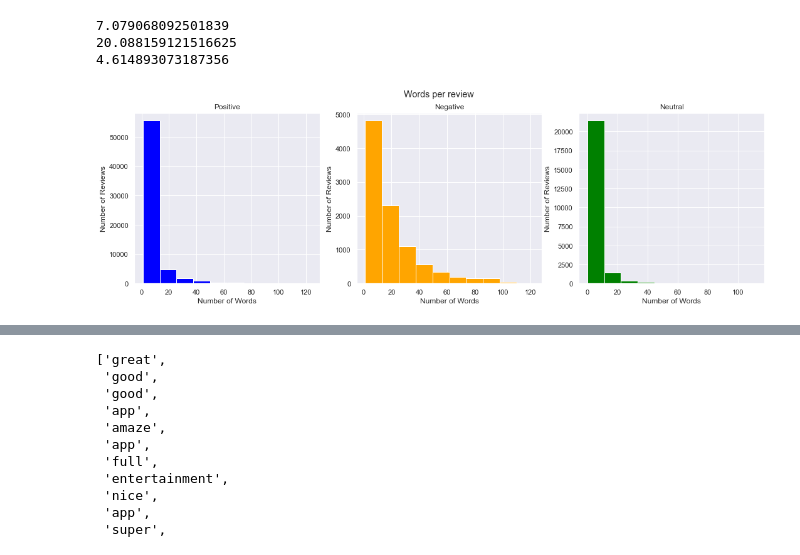
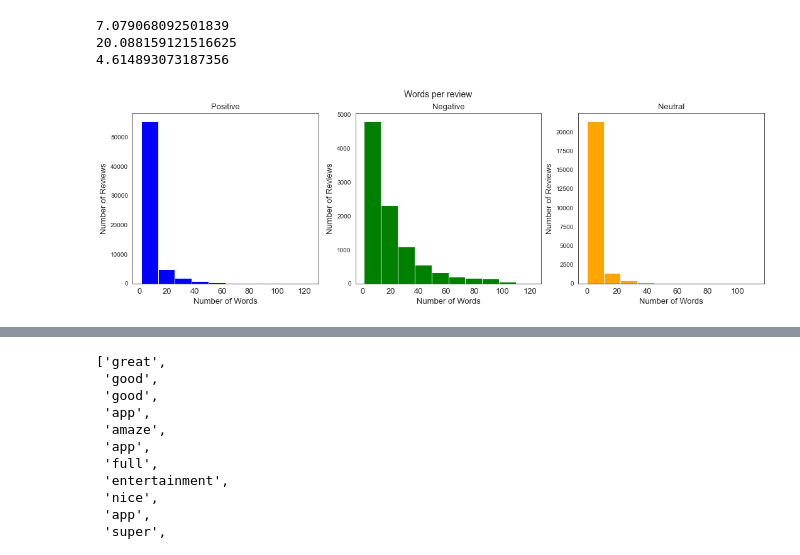
Before and after one commit to mazeltan/CZ4045-Assignment, a Jupyter notebook: EDA.ipynb, the cells around one changed output, grey strips where cells are left out. Drawn from its saved outputs; the diff is of its cells as text; code cells hidden in the pictures.

```diff
--- a/EDA.ipynb
+++ b/EDA.ipynb
@@ -3,7 +3,7 @@ import pandas as pd
 import numpy as np
 import seaborn as sb
 import matplotlib.pyplot as plt
-sb.set()
+sb.set_style("white")
 #for text pre-processing
 import re, string
 import nltk
@@ -87,27 +102,31 @@ print(df[df['label']=='NEUTRAL']['word_count'].mean())
 # %%
 fig , (ax1, ax2, ax3) =plt.subplots(1,3,figsize=(18,5))
 train_words=df[df['label']=='POSITIVE']['word_count']
 ax1.hist(train_words,color='blue')
-ax1.set_title('Positive')
-ax1.set_xlabel('Number of Words')
-ax1.set_ylabel('Number of Reviews')
+ax1.set_title('Positive', fontsize=13)
+ax1.set_xlabel('Number of Words', fontsize=13)
+ax1.set_ylabel('Number of Reviews', fontsize=13)
+ax1.tick_params(axis="x", labelsize=13)
+
+
+train_words=df[df['label']=='NEUTRAL']['word_count']
+ax3.hist(train_words,color='orange')
+ax3.set_title('Neutral', fontsize=13)
+ax3.set_xlabel('Number of Words', fontsize=13)
+ax3.set_ylabel('Number of Reviews', fontsize=13)
+ax3.tick_params(axis="x", labelsize=13)
 
 train_words=df[df['label']=='NEGATIVE']['word_count']
-ax2.hist(train_words,color='orange')
-ax2.set_title('Negative')
-ax2.set_xlabel('Number of Words')
-ax2.set_ylabel('Number of Reviews')
+ax2.hist(train_words,color='green')
+ax2.set_title('Negative', fontsize=13)
+ax2.set_xlabel('Number of Words', fontsize=13)
+ax2.set_ylabel('Number of Reviews', fontsize=13)
+ax2.tick_params(axis="x", labelsize=13)
 
-train_words=df[df['label']=='NEUTRAL']['word_count']
-ax3.hist(train_words,color='green')
-ax3.set_title('Neutral')
-ax3.set_xlabel('Number of Words')
-ax3.set_ylabel('Number of Reviews')
-fig.suptitle('Words per review')
-
+fig.suptitle('Words per review', fontsize=14)
 plt.show()
 # %% [output]
-[figure, old version]
+[figure, new version]
 # %%
 def preprocess(text):
     text = str(text)
```
Also changed, not shown: parts of 6 cells of this notebook, 2 other files.
